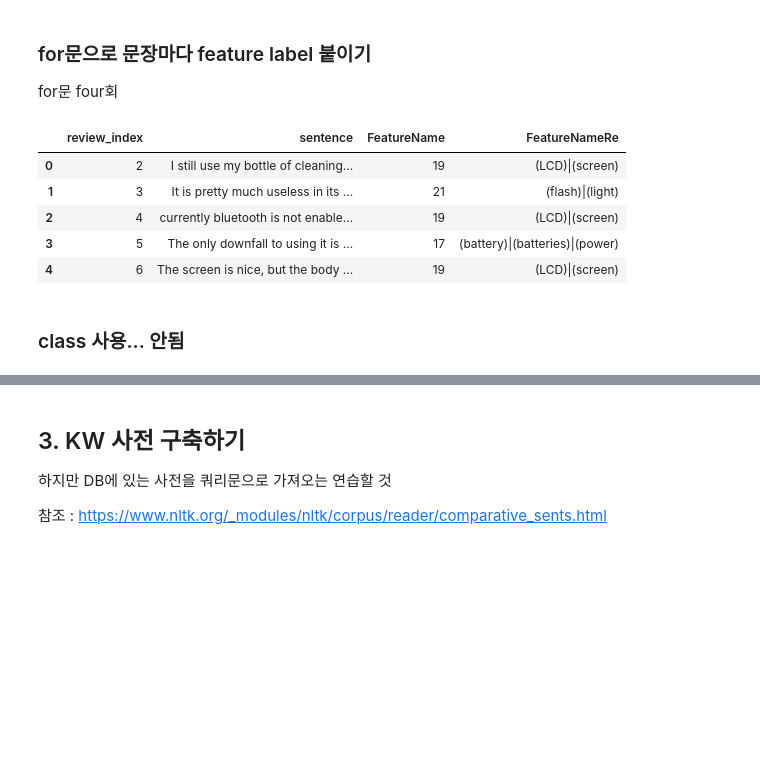
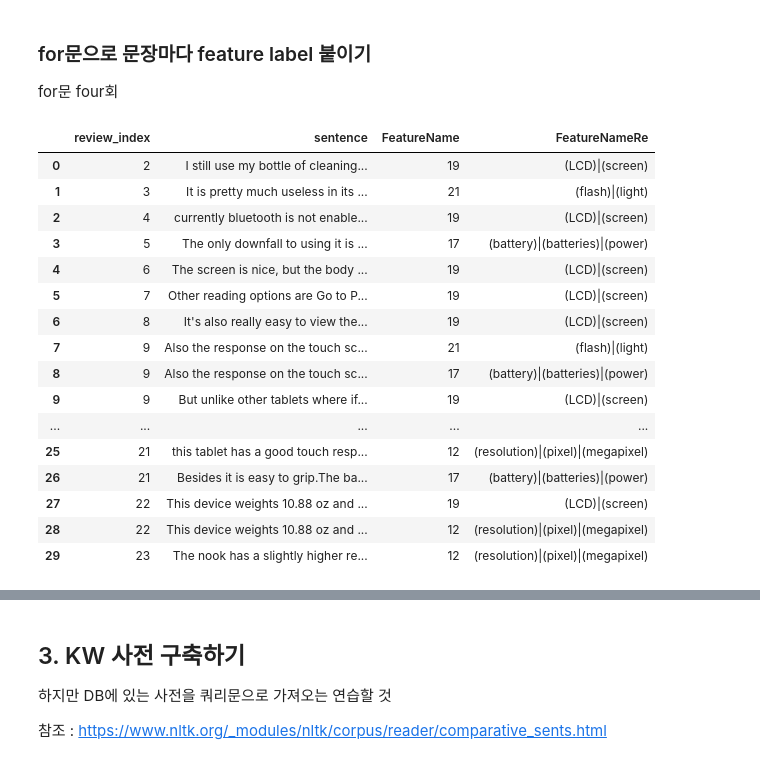
Before and after one commit to jhkang1517/multi-campus-areca-palm, a Jupyter notebook: project_VoC/선민형님 code copy본 (쓰지마세욧).ipynb, the cells around one changed output, grey strips where cells are left out. Saved outputs shown, nothing was run; the diff lists cells and outputs as text; code cells hidden in the pictures; blank space fills up the shorter version.

```diff
--- a/project_VoC/선민형님 code copy본 (쓰지마세욧).ipynb
+++ b/project_VoC/선민형님 code copy본 (쓰지마세욧).ipynb
@@ -219,13 +213,22 @@ df = df.drop_duplicates(['review_index','FeatureName'], keep='last')
 # 인덱스 초기화
 df = df.reset_index(drop=True)
 # %%
-df.head()
+df.head(30)
 # %% [output]
 |  | review_index | sentence | FeatureName | FeatureNameRe |
 | 0 | 2 | I still use my bottle of cleaning... | 19 | (LCD)|(screen) |
 | 1 | 3 | It is pretty much useless in its ... | 21 | (flash)|(light) |
 | 2 | 4 | currently bluetooth is not enable... | 19 | (LCD)|(screen) |
 | 3 | 5 | The only downfall to using it is ... | 17 | (battery)|(batteries)|(power) |
 | 4 | 6 | The screen is nice, but the body ... | 19 | (LCD)|(screen) |
+| 5 | 7 | Other reading options are Go to P... | 19 | (LCD)|(screen) |
+| 6 | 8 | It's also really easy to view the... | 19 | (LCD)|(screen) |
+| 7 | 9 | Also the response on the touch sc... | 21 | (flash)|(light) |
+| 8 | 9 | Also the response on the touch sc... | 17 | (battery)|(batteries)|(power) |
+| 9 | 9 | But unlike other tablets where if... | 19 | (LCD)|(screen) |
+| ... | ... | ... | ... | ... |
+| 25 | 21 | this tablet has a good touch resp... | 12 | (resolution)|(pixel)|(megapixel) |
+| 26 | 21 | Besides it is easy to grip.The ba... | 17 | (battery)|(batteries)|(power) |
+| 27 | 22 | This device weights 10.88 oz and ... | 19 | (LCD)|(screen) |
+| 28 | 22 | This device weights 10.88 oz and ... | 12 | (resolution)|(pixel)|(megapixel) |
+| 29 | 23 | The nook has a slightly higher re... | 12 | (resolution)|(pixel)|(megapixel) |
-# %% [markdown]
-### class 사용... 안됨
```
Also changed, not shown: parts of 21 cells of this notebook.
